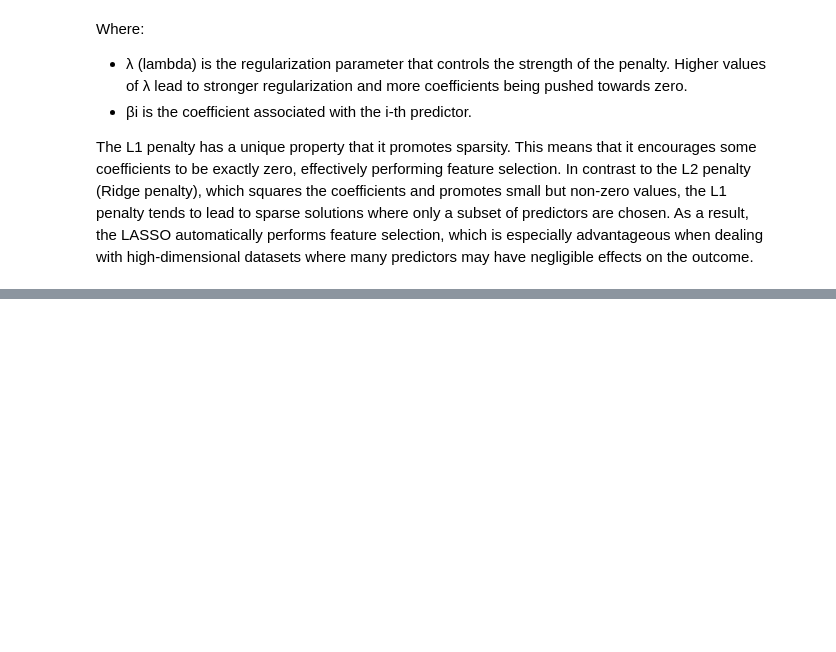
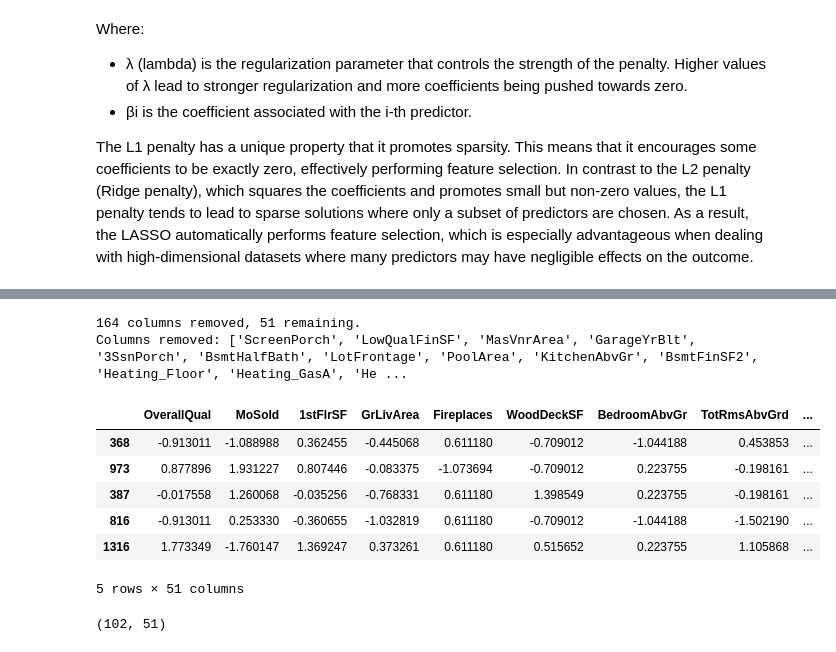
Before and after one commit to carpentries-incubator/high-dimensional-analysis-in-python, a Jupyter notebook: code/08-Regularization.ipynb, the cells around one changed output, grey strips where cells are left out. Cells and saved outputs as stored; diff of their text form; code cells hidden in the pictures; blank space fills up the shorter version.

```diff
--- a/code/08-Regularization.ipynb
+++ b/code/08-Regularization.ipynb
@@ -303,0 +47,18 @@ RMSE_train, RMSE_test = fit_eval_model(X_train, y_train, X_test, y_test, labels,
+# %%
+from preprocessing import prep_fulldim_zdata
+X_train_z, X_test_z, y_train, y_test, y = prep_fulldim_zdata(const_thresh= 86, test_size=.93, y_log_scaled=True)
+X_train_z.head()
+# %% [output]
+164 columns removed, 51 remaining.
+Columns removed: ['ScreenPorch', 'LowQualFinSF', 'MasVnrArea', 'GarageYrBlt', '3SsnPorch', 'BsmtHalfBath', 'LotFrontage', 'PoolArea', 'KitchenAbvGr', 'BsmtFinSF2', 'Heating_Floor', 'Heating_GasA', 'He ...
+|  | OverallQual | MoSold | 1stFlrSF | GrLivArea | Fireplaces | WoodDeckSF | BedroomAbvGr | TotRmsAbvGrd | ... |
+| 368 | -0.913011 | -1.088988 | 0.362455 | -0.445068 | 0.611180 | -0.709012 | -1.044188 | 0.453853 | ... |
+| 973 | 0.877896 | 1.931227 | 0.807446 | -0.083375 | -1.073694 | -0.709012 | 0.223755 | -0.198161 | ... |
+| 387 | -0.017558 | 1.260068 | -0.035256 | -0.768331 | 0.611180 | 1.398549 | 0.223755 | -0.198161 | ... |
+| 816 | -0.913011 | 0.253330 | -0.360655 | -1.032819 | 0.611180 | -0.709012 | -1.044188 | -1.502190 | ... |
+| 1316 | 1.773349 | -1.760147 | 1.369247 | 0.373261 | 0.611180 | 0.515652 | 0.223755 | 1.105868 | ... |
+5 rows × 51 columns
+# %%
+print(X_train_z.shape)
+# %% [output]
+(102, 51)
```
Also changed, not shown: parts of 45 cells of this notebook, 17 other files.
